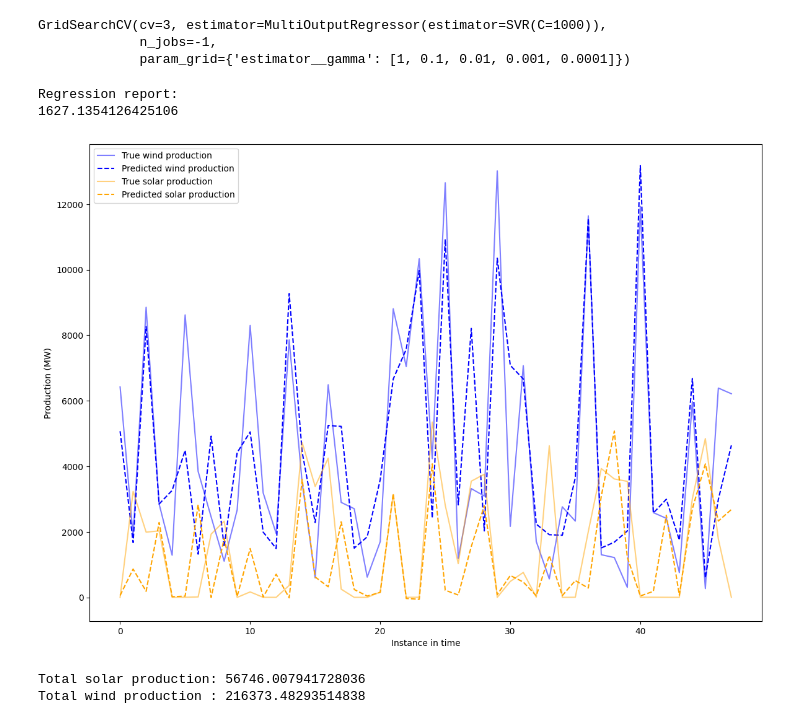
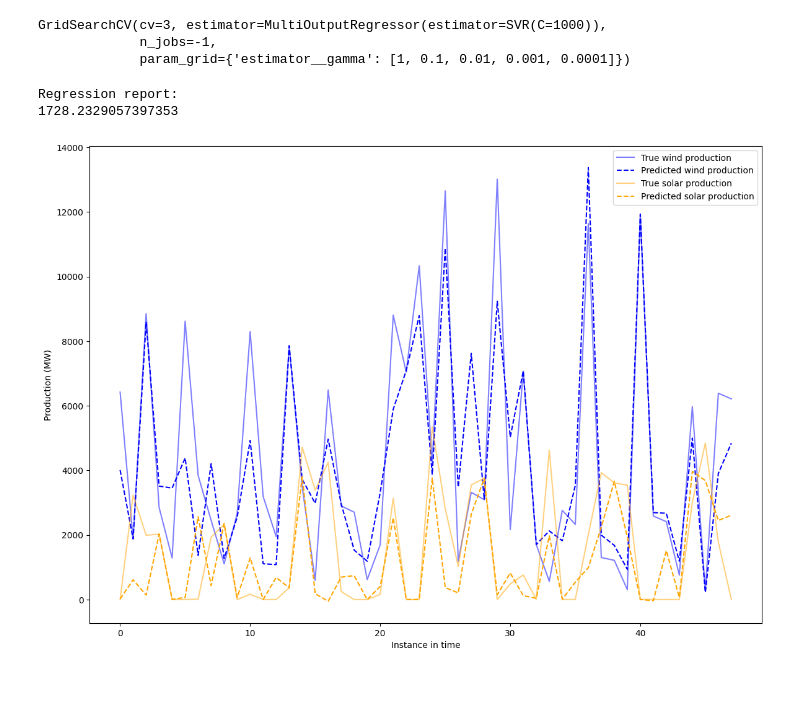
Before and after one commit to ibrahimmkhalid/data-228-project, a Jupyter notebook: model_svm.sync.ipynb, the cells around one changed output. Drawn from its saved outputs; the diff is of its cells as text; code cells hidden in the pictures; blank space fills up the shorter version.

```diff
--- a/model_svm.sync.ipynb
+++ b/model_svm.sync.ipynb
@@ -24,6 +25,6 @@ df.shape
 # %% [output]
 (25771, 9)
 # %%
-df = df.sample(4000, random_state=random_state)
+df = df.sample(8000, random_state=random_state)
 df.shape
 # %% [output]
@@ -92,5 +97,7 @@ X.head()
 # %%
-X_train, X_test, y_train, y_test = train_test_split(X, y, test_size=0.2, random_state=random_state)
+X_train, X_test, y_train, y_test = train_test_split(
+    X, y, test_size=0.2, random_state=random_state
+)
 # %%
 y_wind_train = y_train["production_wind"]
 y_solar_train = y_train["production_solar"]
@@ -180,3 +206,12 @@ grid = GridSearchCV(MultiOutputRegressor(SVR(kernel="rbf", C=1000)), grid_params
+# %%
+# selected params from above tests that were common in both wind and solar prediction
+grid = GridSearchCV(
+    MultiOutputRegressor(SVR(kernel="rbf", C=1000)),
+    grid_params,
+    refit=True,
+    n_jobs=-1,
+    cv=3,
+)
 # %%
 grid.fit(X_train, y_train)
 # %% [output]
@@ -191,4 +226,4 @@ rmse_multi = mean_squared_error(y_test, y_multi_pred, squared=False)
 print(rmse_multi)
 # %% [output]
 Regression report:
-1627.1354126425106
+1728.2329057397353
@@ -199,18 +234,28 @@ y_true = y[:range_n]
 # %%
 plt.figure(figsize=(14, 10))
-plt.plot(y_true["production_wind"].to_list(), label="True wind production", color="blue", linestyle="solid", alpha=0.5)
-plt.plot(y_pred[:, 0], label="Predicted wind production", color="blue", linestyle="dashed")
-plt.plot(y_true["production_solar"].to_list(), label="True solar production", color="orange", linestyle="solid", alpha=0.5)
-plt.plot(y_pred[:, 1], label="Predicted solar production", color="orange", linestyle="dashed")
+plt.plot(
+    y_true["production_wind"].to_list(),
+    label="True wind production",
+    color="blue",
+    linestyle="solid",
+    alpha=0.5,
+)
+plt.plot(
+    y_pred[:, 0], label="Predicted wind production", color="blue", linestyle="dashed"
+)
+plt.plot(
+    y_true["production_solar"].to_list(),
+    label="True solar production",
+    color="orange",
+    linestyle="solid",
+    alpha=0.5,
+)
+plt.plot(
+    y_pred[:, 1], label="Predicted solar production", color="orange", linestyle="dashed"
+)
 plt.legend()
 plt.ylabel("Production (MW)")
 plt.xlabel("Instance in time")
 plt.show()
 # %% [output]
-[figure, old version]
+[figure, new version]
-# %%
-print("Total solar production:", np.sum(y_pred[:, 1]))
-print("Total wind production :", np.sum(y_pred[:, 0]))
-# %% [output]
-Total solar production: 56746.007941728036
-Total wind production : 216373.48293514838
```
Also changed, not shown: parts of 19 cells of this notebook, 1 other file.
